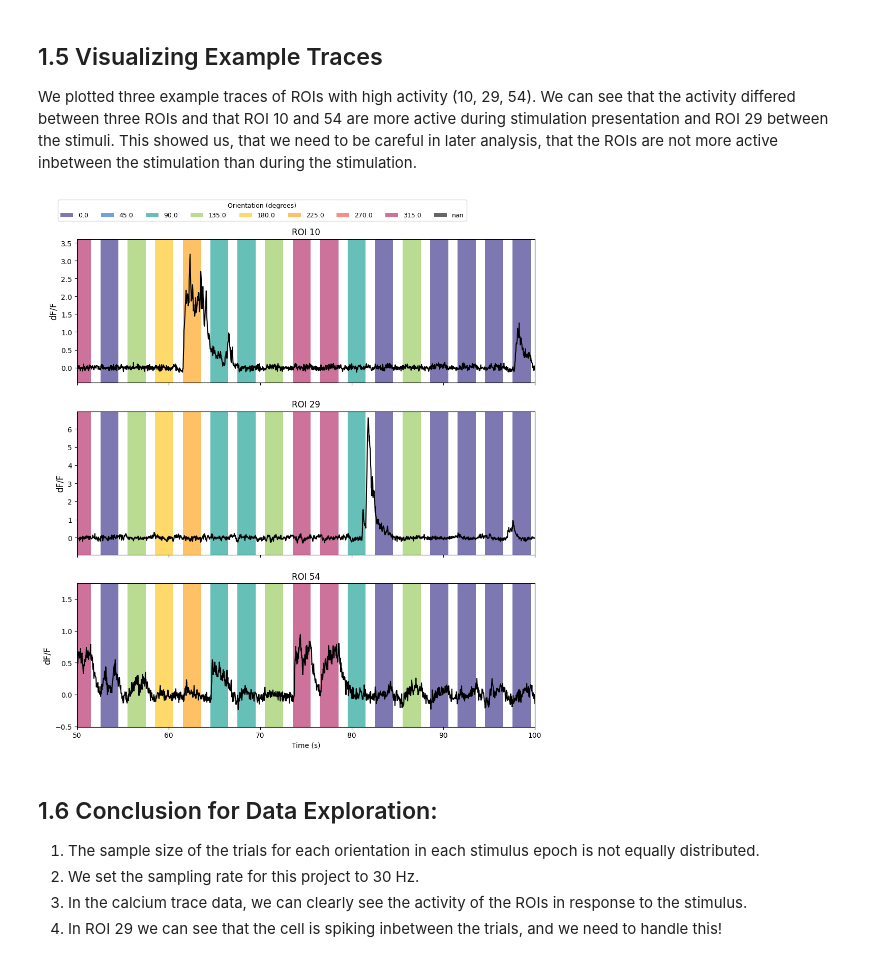
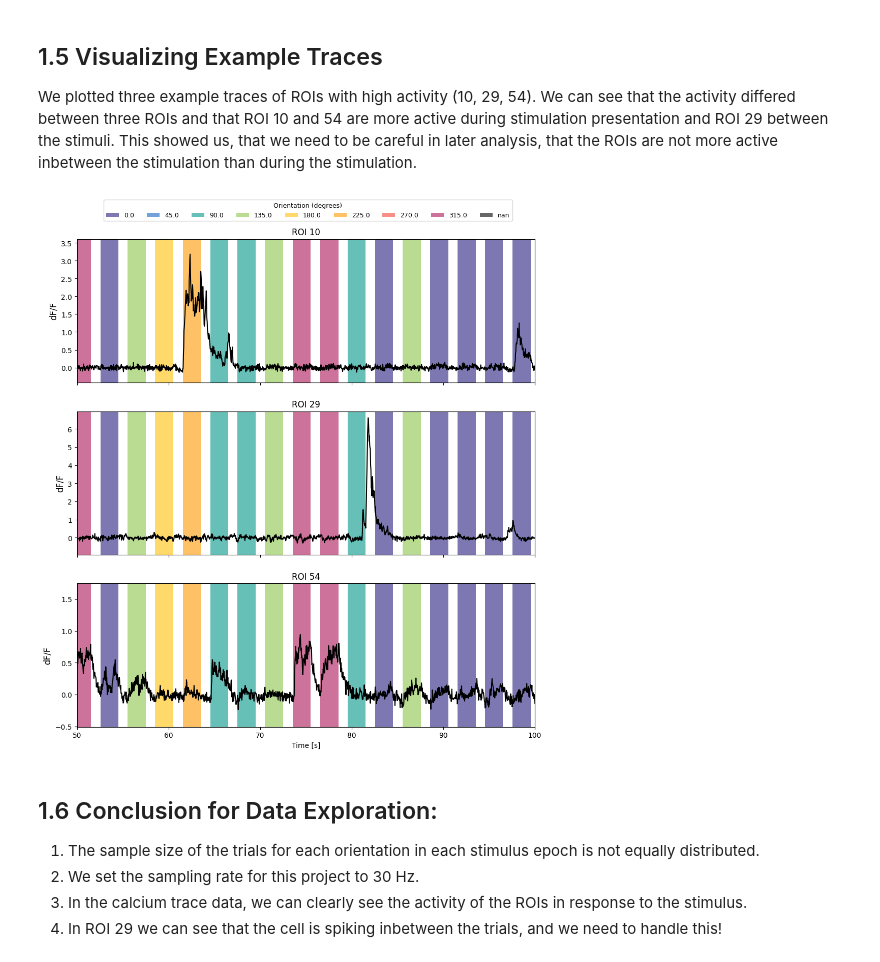
Before and after one commit to weygoldt/neuraldatascience, a Jupyter notebook: notebooks/practical01.ipynb, the cells around one changed output. Cells and saved outputs as stored; diff of their text form; code cells hidden in the pictures.

```diff
--- a/notebooks/practical01.ipynb
+++ b/notebooks/practical01.ipynb
@@ -308,36 +308,36 @@ for i, roi in enumerate(rois):
             lw=0,
         )
     orientation_patches = [
         mp.Rectangle(
             (0, 0),
             1,
             1,
             fc=color_directions[i],
             alpha=0.6,
             angle=orientations[i],
         )
         for i in range(9)
     ]
 
     axs[i].set_xlim(limits)
     axs[i].set_title(f"ROI {roi}")
     axs[i].set_ylabel("dF/F", fontsize=12)
-axs[i].set_xlabel("Time (s)")
+axs[i].set_xlabel("Time [s]")
 
 axs[0].legend(
     orientation_patches,
     orientations,
-    bbox_to_anchor=(0.0, 1.2),
+    bbox_to_anchor=(0.1, 1.2),
     loc="center left",
     borderaxespad=-3,
     fontsize=9,
     title="Orientation (degrees)",
     title_fontsize=9,
     ncol=9,
 )
 plt.show()
 # %% [output]
-[figure, old version]
+[figure, new version]
 # %% [markdown]
 ## 1.6 Conclusion for Data Exploration:
 1. The sample size of the trials for each orientation in each stimulus epoch is not equally distributed.
```
Also changed, not shown: parts of 6 cells of this notebook.
